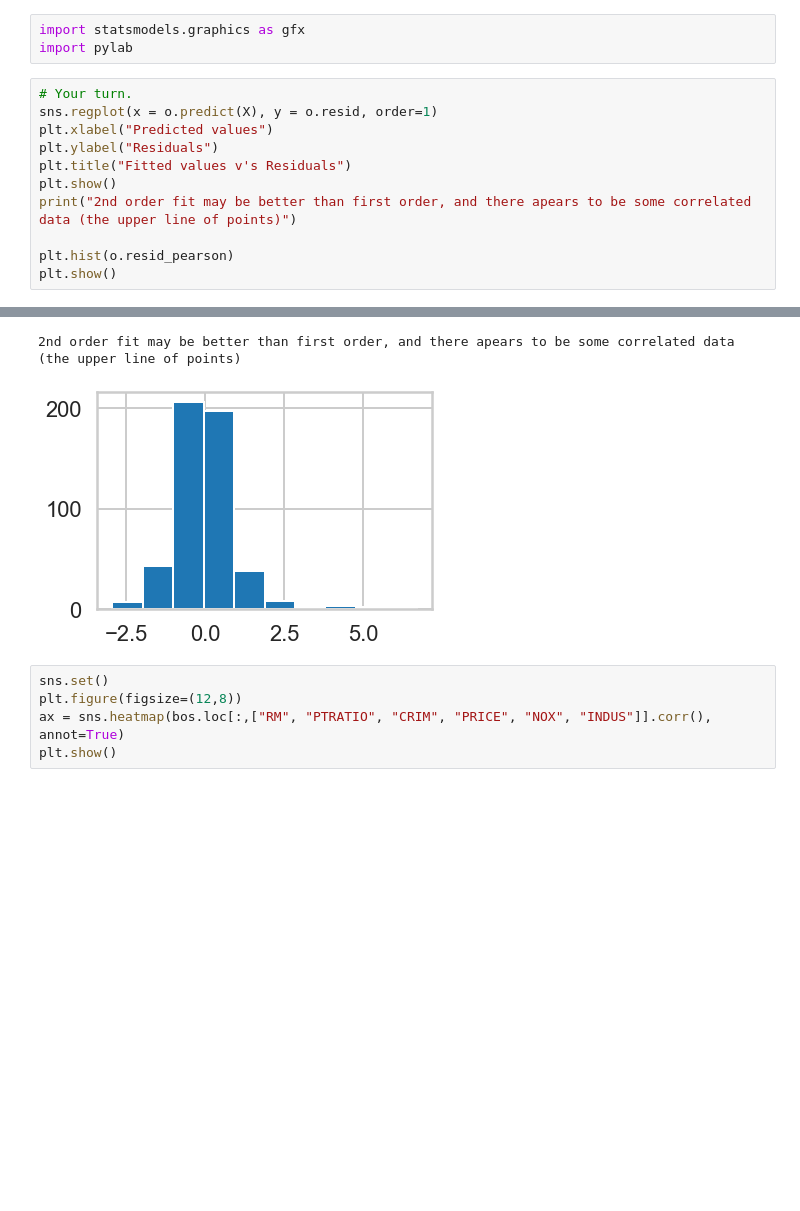
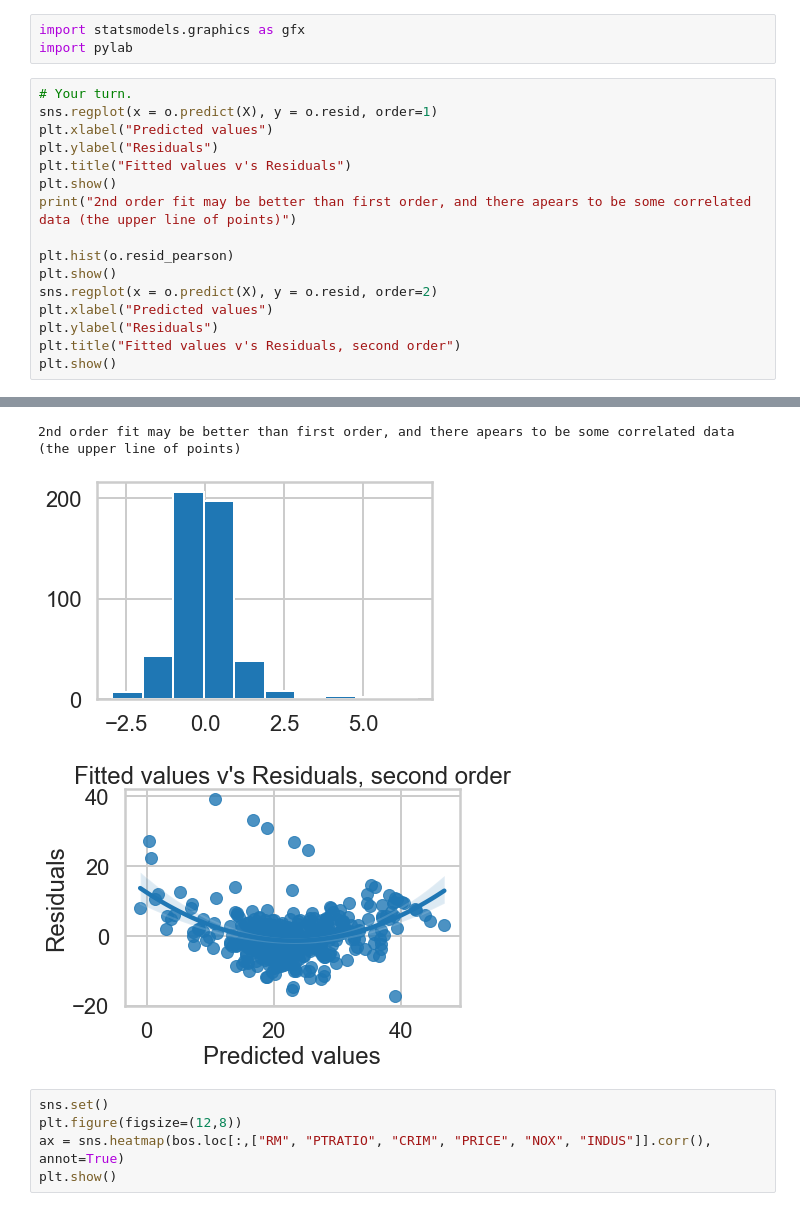
Before and after one commit to tnankie/linear_regression_springboard, a Jupyter notebook: Mini_Project_Linear_Regression.ipynb, the cells around one changed output, grey strips where cells are left out. Drawn from its saved outputs; the diff is of its cells as text; blank space fills up the shorter version.

```diff
--- a/Mini_Project_Linear_Regression.ipynb
+++ b/Mini_Project_Linear_Regression.ipynb
@@ -890,18 +890,24 @@ import pylab
 # %%
 # Your turn.
 sns.regplot(x = o.predict(X), y = o.resid, order=1)
 plt.xlabel("Predicted values")
 plt.ylabel("Residuals")
 plt.title("Fitted values v's Residuals")
 plt.show()
 print("2nd order fit may be better than first order, and there apears to be some correlated data (the upper line of points)")
 
 plt.hist(o.resid_pearson)
 plt.show()
+sns.regplot(x = o.predict(X), y = o.resid, order=2)
+plt.xlabel("Predicted values")
+plt.ylabel("Residuals")
+plt.title("Fitted values v's Residuals, second order")
+plt.show()
 # %% [output]
 [figure]
 2nd order fit may be better than first order, and there apears to be some correlated data (the upper line of points)
 [figure]
+[figure, added]
 # %%
 sns.set()
 plt.figure(figsize=(12,8))
```
Also changed, not shown: parts of 14 cells of this notebook.
